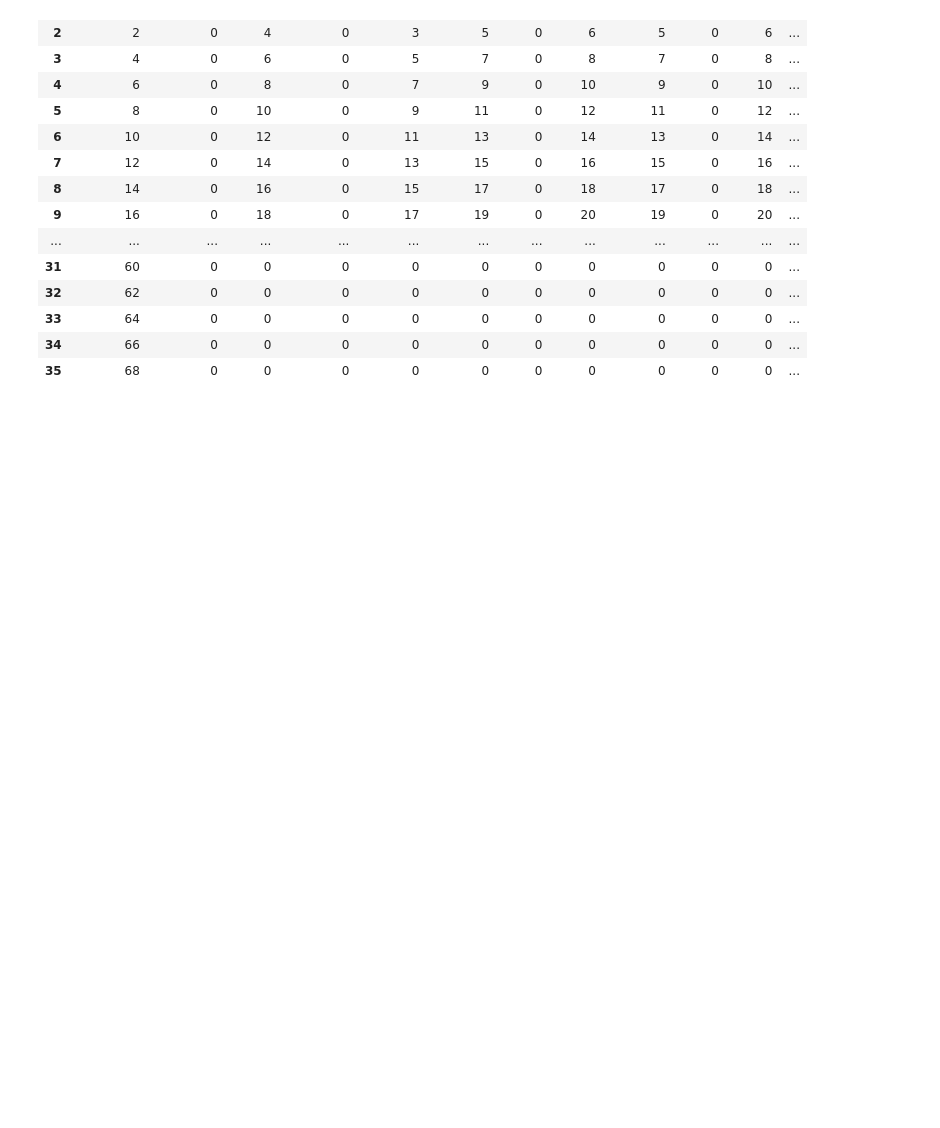
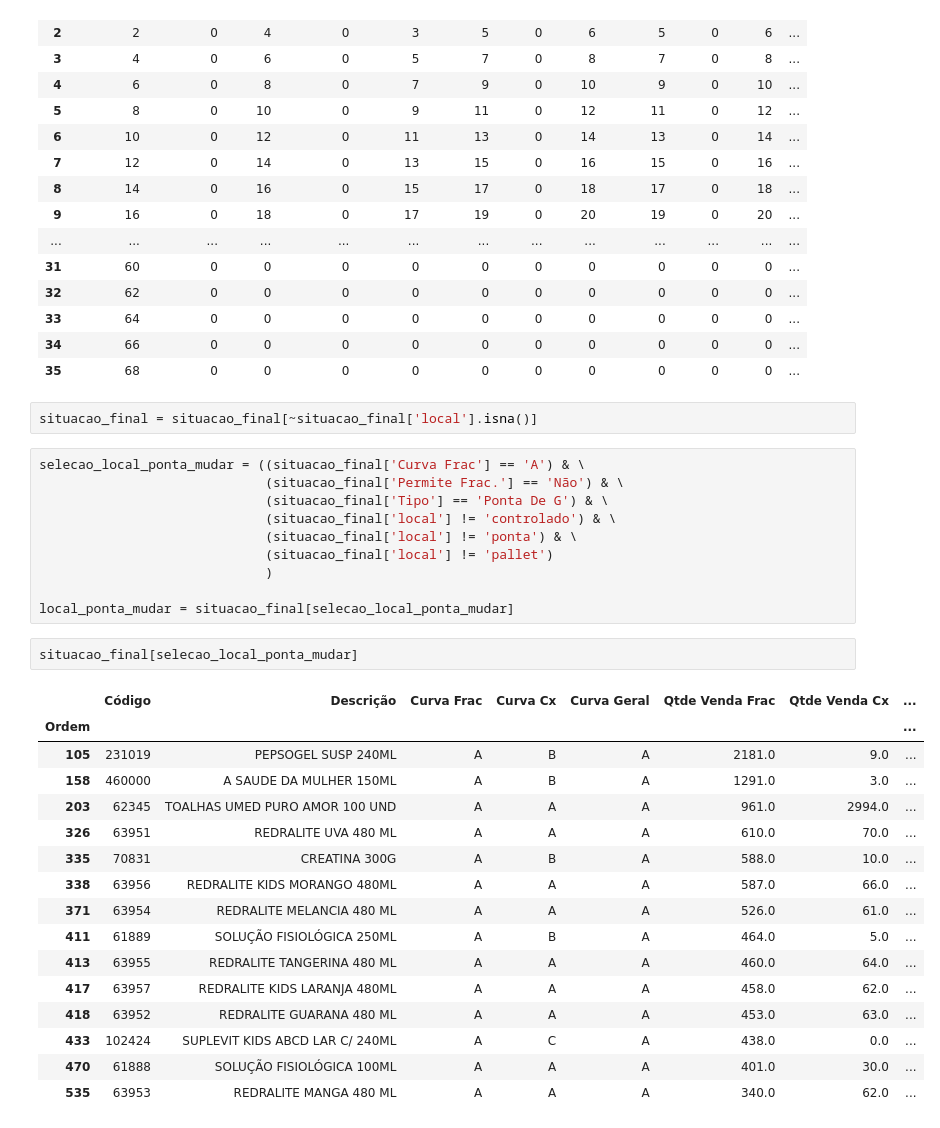
Before and after one commit to renandelamorena/Projeto_Curva_ABC, a Jupyter notebook: dashboard/dash_test.ipynb, the cells around one changed output. Saved outputs shown, nothing was run; the diff lists cells and outputs as text; blank space fills up the shorter version.

```diff
--- a/dashboard/dash_test.ipynb
+++ b/dashboard/dash_test.ipynb
@@ -67,3 +65,34 @@ mapa_orientacao
 | 33 | 64 | 0 | 0 | 0 | 0 | 0 | 0 | 0 | 0 | 0 | 0 | ... |
 | 34 | 66 | 0 | 0 | 0 | 0 | 0 | 0 | 0 | 0 | 0 | 0 | ... |
 | 35 | 68 | 0 | 0 | 0 | 0 | 0 | 0 | 0 | 0 | 0 | 0 | ... |
+# %%
+situacao_final = situacao_final[~situacao_final['local'].isna()]
+# %%
+selecao_local_ponta_mudar = ((situacao_final['Curva Frac'] == 'A') & \
+                             (situacao_final['Permite Frac.'] == 'Não') & \
+                             (situacao_final['Tipo'] == 'Ponta De G') & \
+                             (situacao_final['local'] != 'controlado') & \
+                             (situacao_final['local'] != 'ponta') & \
+                             (situacao_final['local'] != 'pallet')
+                             )
+
+local_ponta_mudar = situacao_final[selecao_local_ponta_mudar]
+# %%
+situacao_final[selecao_local_ponta_mudar]
+# %% [output]
+|  | Código | Descrição | Curva Frac | Curva Cx | Curva Geral | Qtde Venda Frac | Qtde Venda Cx | ... |
+| Ordem |  |  |  |  |  |  |  | ... |
+| 105 | 231019 | PEPSOGEL SUSP 240ML | A | B | A | 2181.0 | 9.0 | ... |
+| 158 | 460000 | A SAUDE DA MULHER 150ML | A | B | A | 1291.0 | 3.0 | ... |
+| 203 | 62345 | TOALHAS UMED PURO AMOR 100 UND | A | A | A | 961.0 | 2994.0 | ... |
+| 326 | 63951 | REDRALITE UVA 480 ML | A | A | A | 610.0 | 70.0 | ... |
+| 335 | 70831 | CREATINA 300G | A | B | A | 588.0 | 10.0 | ... |
+| 338 | 63956 | REDRALITE KIDS MORANGO 480ML | A | A | A | 587.0 | 66.0 | ... |
+| 371 | 63954 | REDRALITE MELANCIA 480 ML | A | A | A | 526.0 | 61.0 | ... |
+| 411 | 61889 | SOLUÇÃO FISIOLÓGICA 250ML | A | B | A | 464.0 | 5.0 | ... |
+| 413 | 63955 | REDRALITE TANGERINA 480 ML | A | A | A | 460.0 | 64.0 | ... |
+| 417 | 63957 | REDRALITE KIDS LARANJA 480ML | A | A | A | 458.0 | 62.0 | ... |
+| 418 | 63952 | REDRALITE GUARANA 480 ML | A | A | A | 453.0 | 63.0 | ... |
+| 433 | 102424 | SUPLEVIT KIDS ABCD LAR C/ 240ML | A | C | A | 438.0 | 0.0 | ... |
+| 470 | 61888 | SOLUÇÃO FISIOLÓGICA 100ML | A | A | A | 401.0 | 30.0 | ... |
+| 535 | 63953 | REDRALITE MANGA 480 ML | A | A | A | 340.0 | 62.0 | ... |
```
Also changed, not shown: parts of 1 cell of this notebook, 1 other file.
